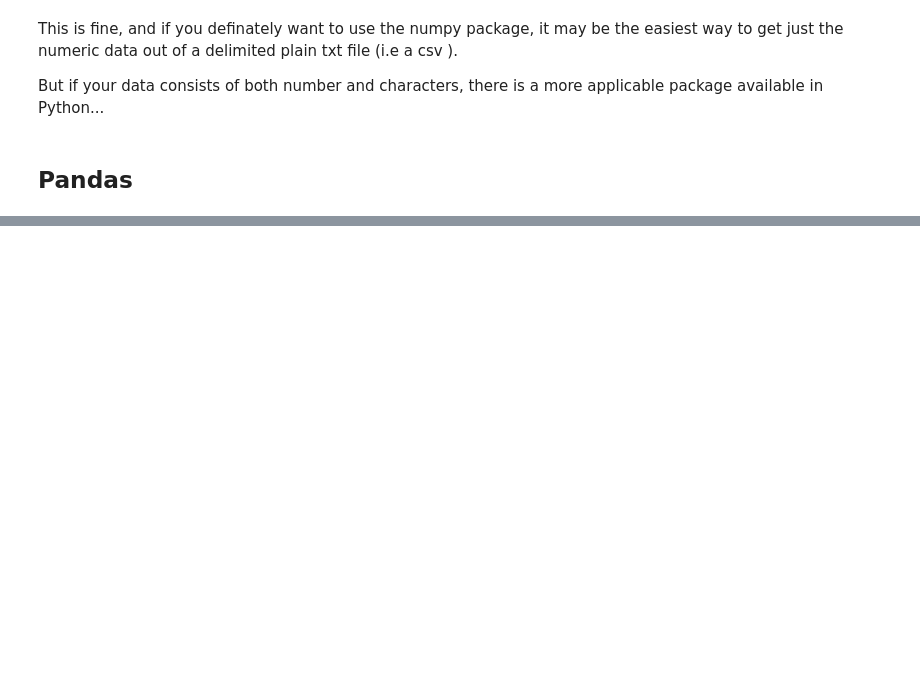
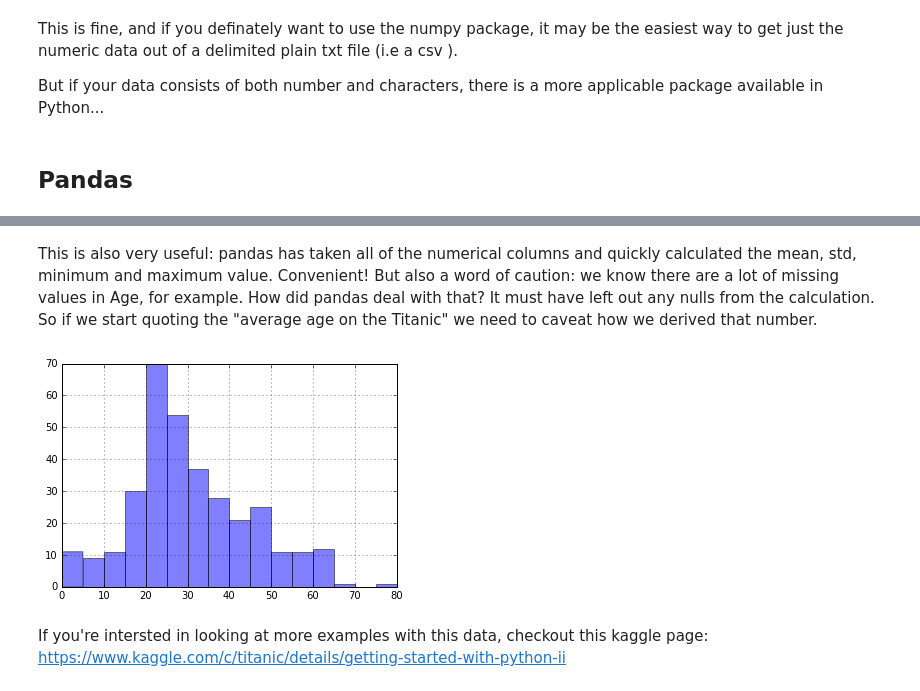
Before and after one commit to dansand/Python, a Jupyter notebook: examples/fileIO.ipynb, the cells around one changed output, grey strips where cells are left out. Cells and saved outputs as stored; diff of their text form; code cells hidden in the pictures; blank space fills up the shorter version.

```diff
--- a/examples/fileIO.ipynb
+++ b/examples/fileIO.ipynb
@@ -140,3 +140,6 @@ This is fine, and if you definately want to use the numpy package, it may be the
 But if your data consists of both number and characters, there is a more applicable package available in Python...
 # %% [markdown]
 ## Pandas
+# %%
+# For .read_csv, always use header=0 when you know row 0 is the header row
+df = pd.read_csv("data/titanic.csv", header=0)
@@ -142,0 +187,11 @@ But if your data consists of both number and characters, there is a more applica
+# %% [markdown]
+This is also very useful: pandas has taken all of the numerical columns and quickly calculated the mean, std, minimum and maximum value. Convenient! But also a word of caution: we know there are a lot of missing values in Age, for example. How did pandas deal with that? It must have left out any nulls from the calculation. So if we start quoting the "average age on the Titanic" we need to caveat how we derived that number.
+# %%
+%matplotlib inline
+import matplotlib.pyplot as plt
+df['Age'].dropna().hist(bins=16, range=(0,80), alpha = .5)
+plt.show()
+# %% [output]
+[figure, added]
+# %% [markdown]
+If you're intersted in looking at more examples with this data, checkout this kaggle page: https://www.kaggle.com/c/titanic/details/getting-started-with-python-ii
```
Also changed, not shown: parts of 6 cells of this notebook.
